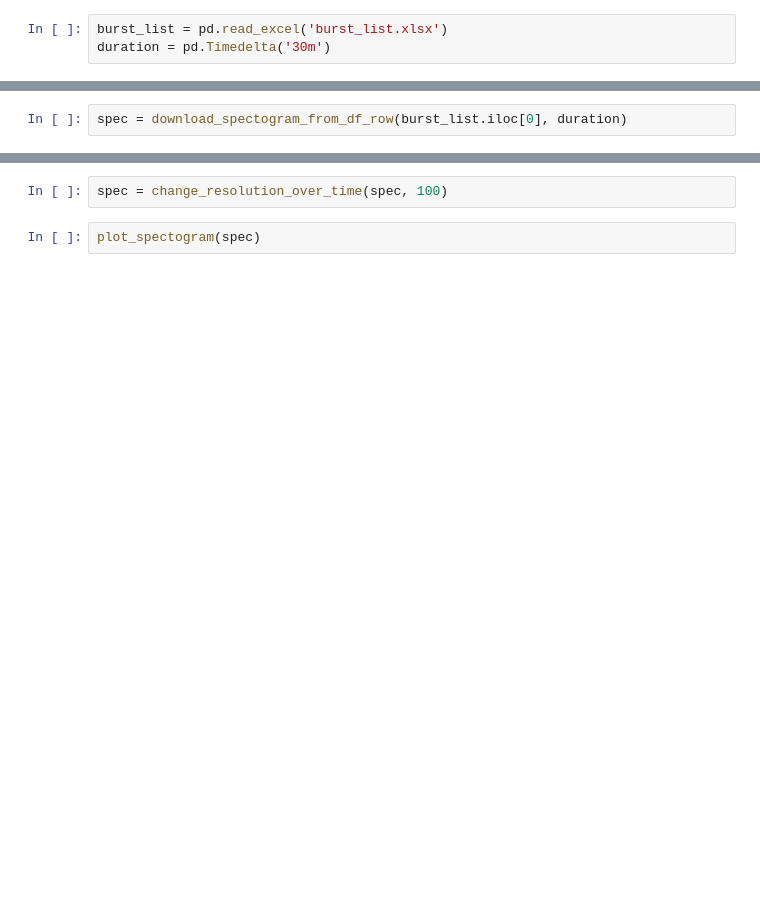
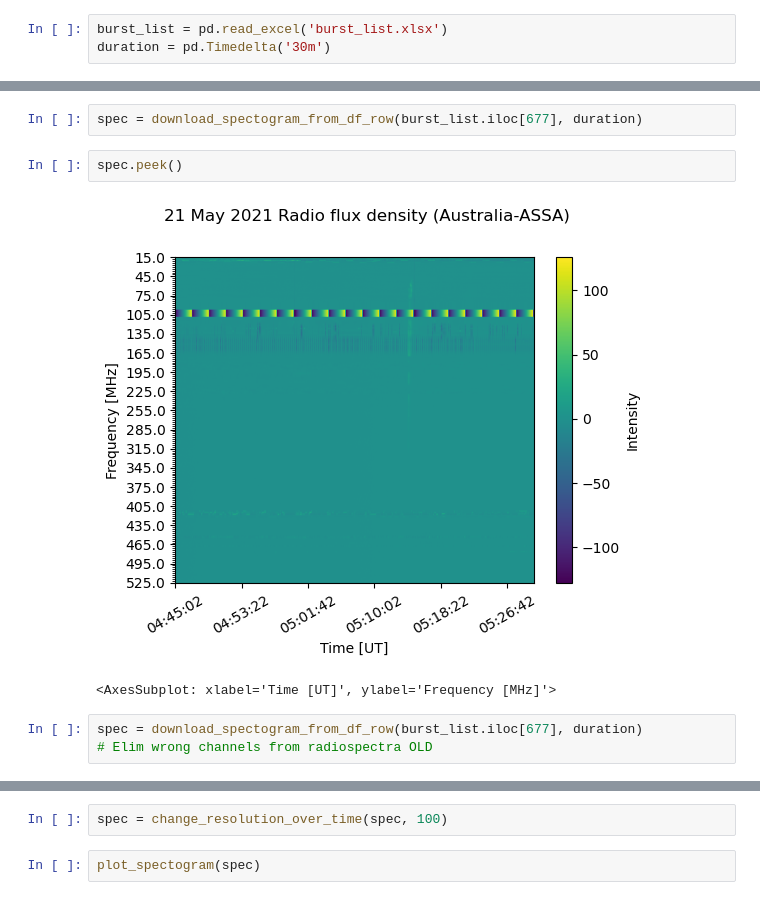
Before and after one commit to i4Ds/Radio-sunburst-labelcreation, a Jupyter notebook: spectogram_editing.ipynb, the cells around one changed output, grey strips where cells are left out. Cells and saved outputs as stored; diff of their text form; blank space fills up the shorter version.

```diff
--- a/spectogram_editing.ipynb
+++ b/spectogram_editing.ipynb
@@ -7,5 +38,13 @@ duration = pd.Timedelta('30m')
 # %%
-spec = download_spectogram_from_df_row(burst_list.iloc[0], duration)
+spec = download_spectogram_from_df_row(burst_list.iloc[677], duration)
+# %%
+spec.peek()
+# %% [output]
+[figure, added]
+<AxesSubplot: xlabel='Time [UT]', ylabel='Frequency [MHz]'>
+# %%
+spec = download_spectogram_from_df_row(burst_list.iloc[677], duration)
+# Elim wrong channels from radiospectra OLD
 # %%
 plot_spectogram(spec)
 # %% [output]
```
Also changed, not shown: parts of 6 cells of this notebook, 6 other files.
